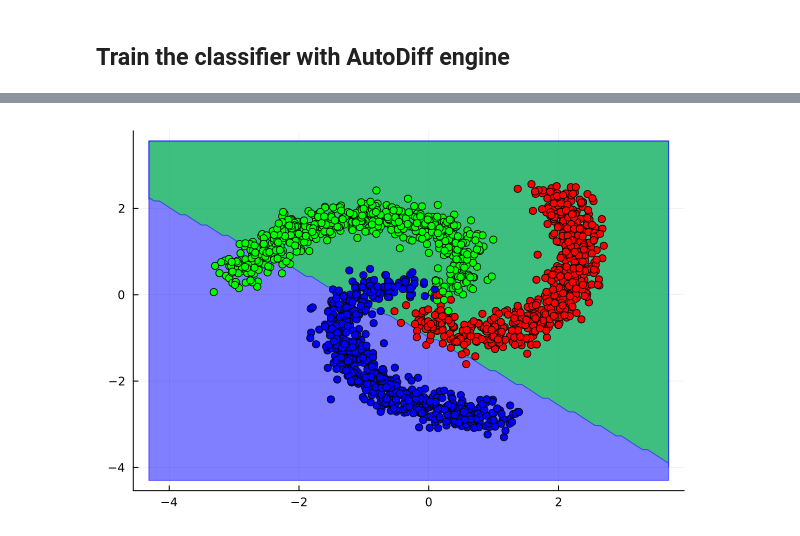
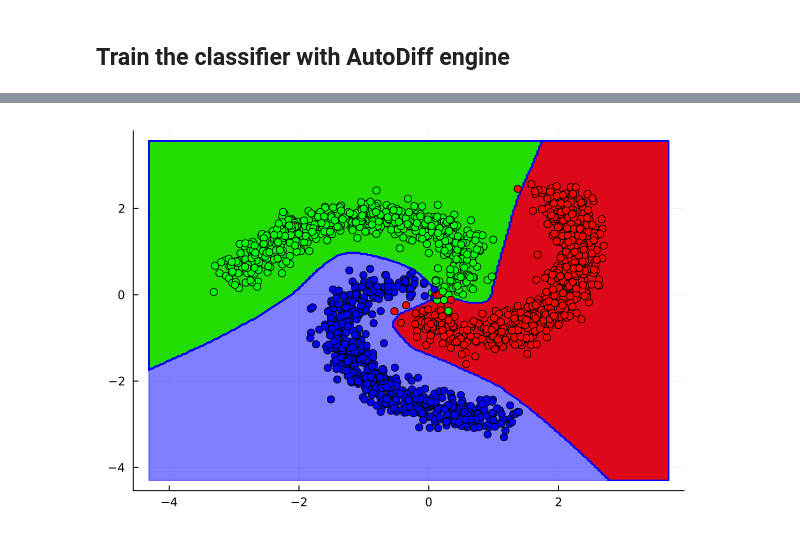
Before and after one commit to vadim-mychko/AutoDiff.jl, a Jupyter notebook: examples/mlp_classifier.ipynb, the cells around one changed output, grey strips where cells are left out. Cells and saved outputs as stored; diff of their text form; code cells hidden in the pictures.

Commit message:
fix plot for decision boundaries, update used model

```diff
--- a/examples/mlp_classifier.ipynb
+++ b/examples/mlp_classifier.ipynb
@@ -87,6 +88,14 @@ val_data, val_labels = val_data[:, 1:2], val_data[:, 3]
 train_labels = Int8.(train_labels)
 val_labels = Int8.(val_labels)
 
+# normalize the data
+train_mean = mean(train_data, dims=1)
+train_std = std(train_data, dims=1)
+train_data = (train_data .- train_mean) ./ train_std
+
+# do not forget to normalize validation data as well (using the same normalizing constants)
+val_data = (val_data .- train_mean) ./ train_std
+
 # add bias to the created training data
 train_data = hcat(train_data, ones(size(train_data, 1)))
 val_data = hcat(val_data, ones(size(val_data, 1)))
@@ -104,10 +113,8 @@ scatter(train_data[1, :], train_data[2, :], marker_z=train_labels, color=:brg, l
 # %%
 # define the model with three linear layers
 model = Sequential(
-    Linear(3, 64),
-    Tanh(),
-    Linear(64, 16),
-    Tanh(),
-    Linear(16, 3)
+    Linear(3, 256),
+    ReLU(),
+    Linear(256, 3),
 )
 # %% [output]
@@ -161,28 +153,30 @@ Epoch [20/20]: loss = 0.54, error = 36.39%
 # %%
 # Create a grid of points to evaluate
 x_min, x_max = extrema(data[:, 1]) .+ (-1, 1)
 y_min, y_max = extrema(data[:, 2]) .+ (-1, 1)
-grid_x, grid_y = range(x_min, x_max, length=100), range(y_min, y_max, length=100)
-grid = [[x, y, 1] for x in grid_x, y in grid_y]
+grid_x, grid_y = range(x_min, x_max, length=300), range(y_min, y_max, length=300)
+
+grid = [[x, y] for x in grid_x, y in grid_y]
 grid = hcat(grid...)
+grid = (grid .- train_mean') ./ train_std'
+grid = vcat(grid, ones(Float64, (1, size(grid, 2))))
 
 # Predict the function value for the whole grid
 predictions = predict(model, grid)
 
 # Convert predictions to a format that can be plotted
 pred_matrix = reshape(predictions, length(grid_x), length(grid_y))
 
 # Create the plot
 p = plot()
 
 # Plot the decision boundaries
-contourf!(p, grid_x, grid_y, pred_matrix', levels=unique(predictions),
-    alpha=0.5, color=:brg, colorbar=false)
+contourf!(p, grid_x, grid_y, pred_matrix', alpha=0.5, color=:brg, colorbar=false)
 
 # Overlay the data points, using different colors for different classes
 scatter!(p, data[:, 1], data[:, 2], marker_z=data[:, 3], color=:brg, legend=false)
 
 # Display the plot
 display(p)
 # %% [output]
-[figure, old version]
+[figure, new version]
```
Also changed, not shown: parts of 4 cells of this notebook.
